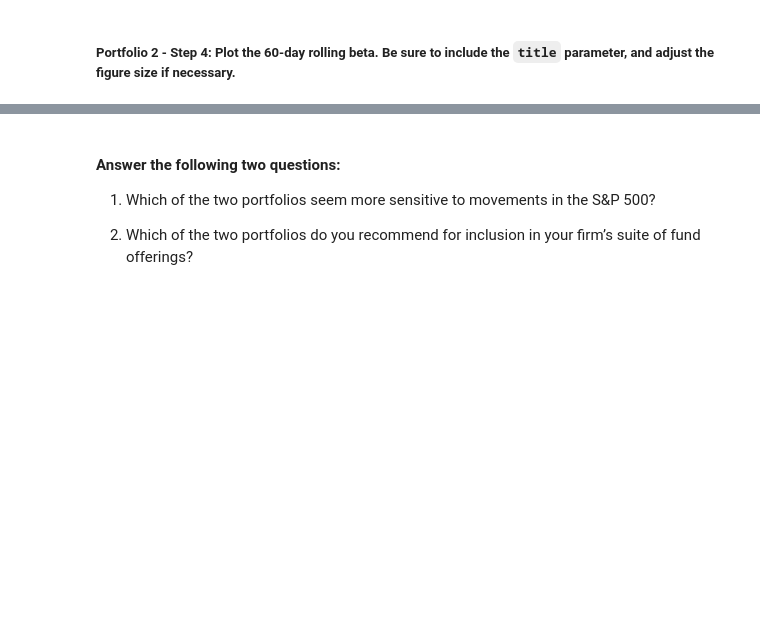
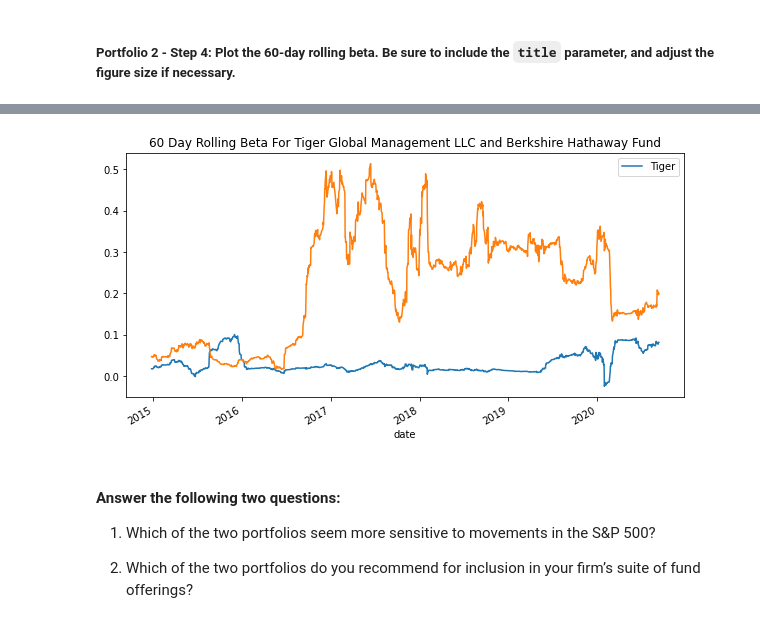
Before and after one commit to rhurst11/Fintech_Module_4_Challenge, a Jupyter notebook: Workspace/risk_return_analysis.ipynb, the cells around one changed output, grey strips where cells are left out. Drawn from its saved outputs; the diff is of its cells as text; code cells hidden in the pictures; blank space fills up the shorter version.

```diff
--- a/Workspace/risk_return_analysis.ipynb
+++ b/Workspace/risk_return_analysis.ipynb
@@ -730,3 +728,13 @@ Didn't delete section in case format is needed for grading
+# %%
+"""
+Creating Overlay plot of both rolling betas to compare over entire data frame
+"""
+
+ax = tiger_beta_roll_60.plot(legend=True, title="60 Day Rolling Beta For Tiger Global Management LLC and Berkshire Hathaway Fund", figsize = (10,5), label="Tiger")
+berk_beta_roll_60.plot(ax=ax)
+ax.legend = (["Tiger", "Berkshire"])
+# %% [output]
+[figure, added]
 # %% [markdown]
 #### Answer the following two questions:
 
```
Also changed, not shown: parts of 5 cells of this notebook.
